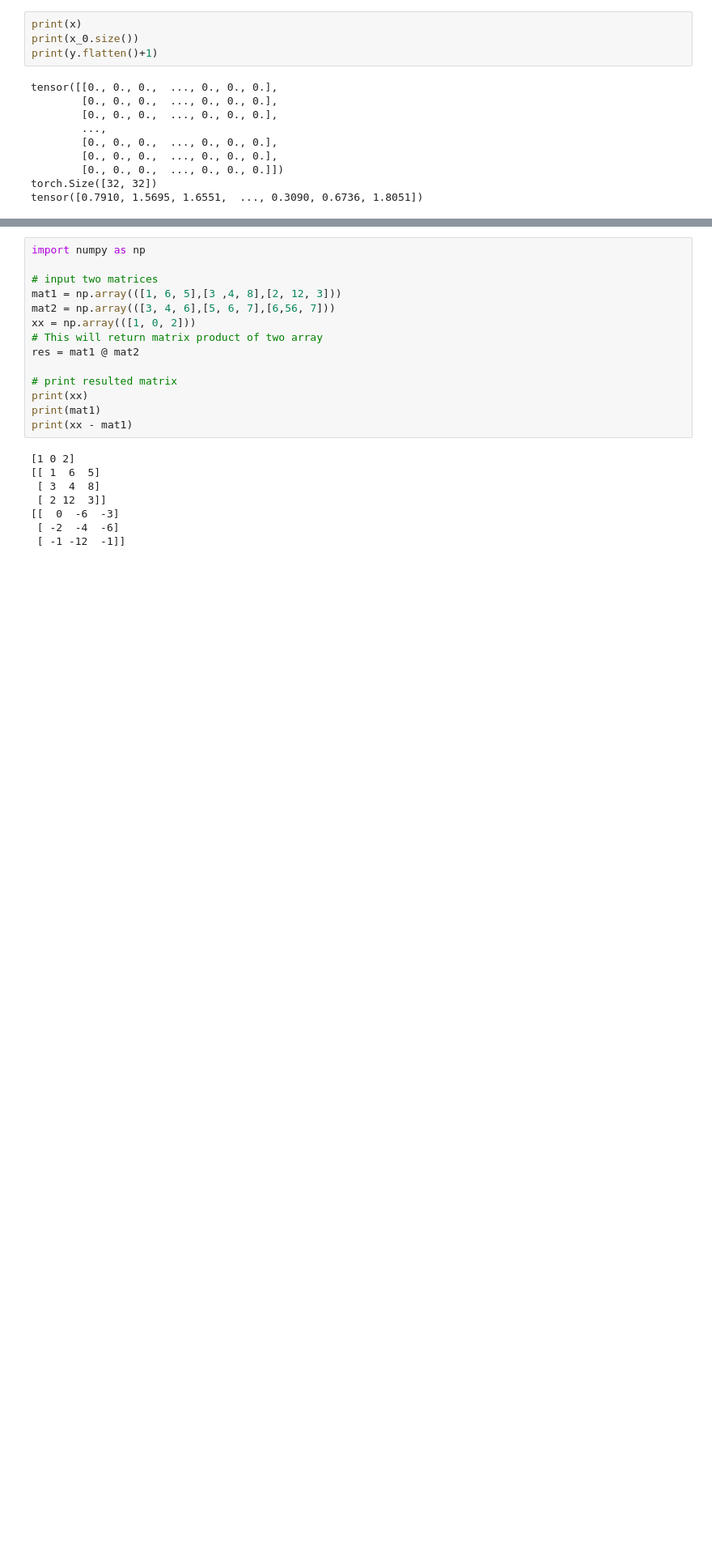
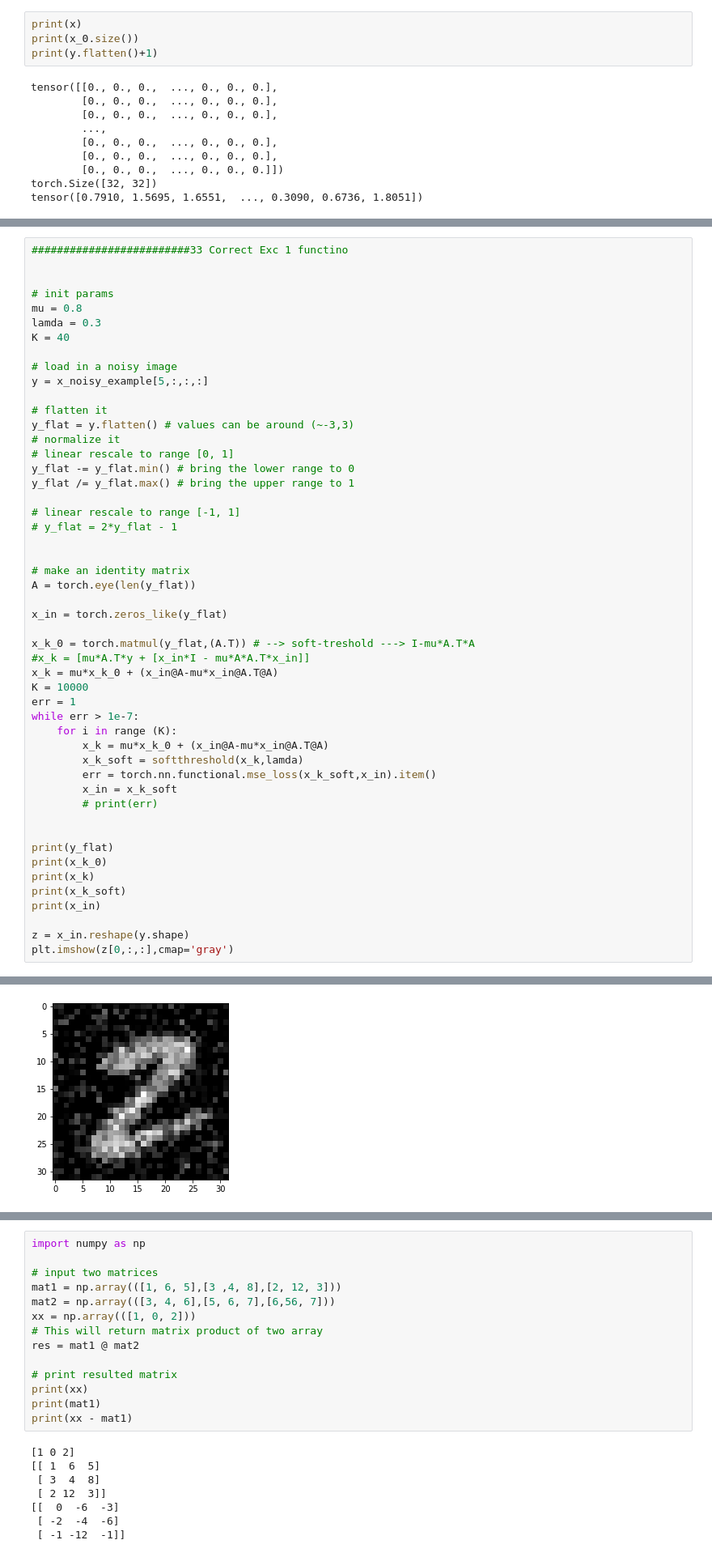
Before and after one commit to Yikeru/5LSL0, a Jupyter notebook: Assignment 4/Excerices.ipynb, the cells around one changed output, grey strips where cells are left out. Shown at 81% size. Saved outputs shown, nothing was run; the diff lists cells and outputs as text; blank space fills up the shorter version.

```diff
--- a/Assignment 4/Excerices.ipynb
+++ b/Assignment 4/Excerices.ipynb
@@ -200,0 +336,51 @@ tensor([0.7910, 1.5695, 1.6551,  ..., 0.3090, 0.6736, 1.8051])
+# %%
+#########################33 Correct Exc 1 functino
+
+
+# init params
+mu = 0.8
+lamda = 0.3
+K = 40
+
+# load in a noisy image
+y = x_noisy_example[5,:,:,:]
+
+# flatten it
+y_flat = y.flatten() # values can be around (~-3,3)
+# normalize it
+# linear rescale to range [0, 1]
+y_flat -= y_flat.min() # bring the lower range to 0
+y_flat /= y_flat.max() # bring the upper range to 1
+
+# linear rescale to range [-1, 1]
+# y_flat = 2*y_flat - 1
+
+
+# make an identity matrix
+A = torch.eye(len(y_flat))
+
+x_in = torch.zeros_like(y_flat)
+
+x_k_0 = torch.matmul(y_flat,(A.T)) # --> soft-treshold ---> I-mu*A.T*A
+#x_k = [mu*A.T*y + [x_in*I - mu*A*A.T*x_in]]
+x_k = mu*x_k_0 + (x_in@A-mu*x_in@A.T@A)
+K = 10000
+err = 1
+while err > 1e-7:
+    for i in range (K):
+        x_k = mu*x_k_0 + (x_in@A-mu*x_in@A.T@A)
+        x_k_soft = softthreshold(x_k,lamda)
+        err = torch.nn.functional.mse_loss(x_k_soft,x_in).item()
+        x_in = x_k_soft
+        # print(err)
+
+
+print(y_flat)
+print(x_k_0)
+print(x_k)
+print(x_k_soft)
+print(x_in)
+
+z = x_in.reshape(y.shape)
+plt.imshow(z[0,:,:],cmap='gray')
+# %% [output]
@@ -200,0 +393 @@ tensor([0.7910, 1.5695, 1.6551,  ..., 0.3090, 0.6736, 1.8051])
+[figure, added]
```
Also changed, not shown: parts of 18 cells of this notebook, 2 other files.
